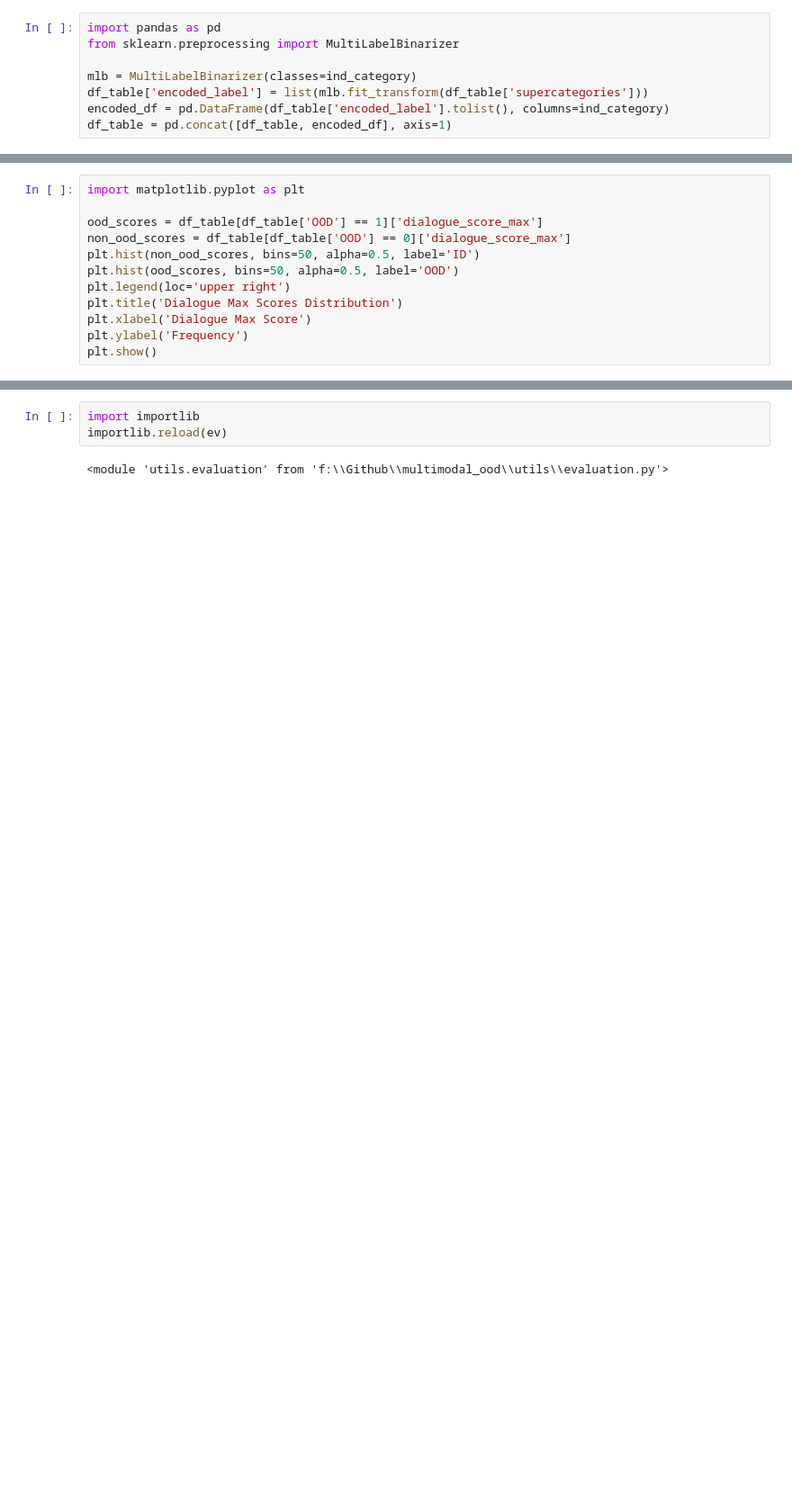
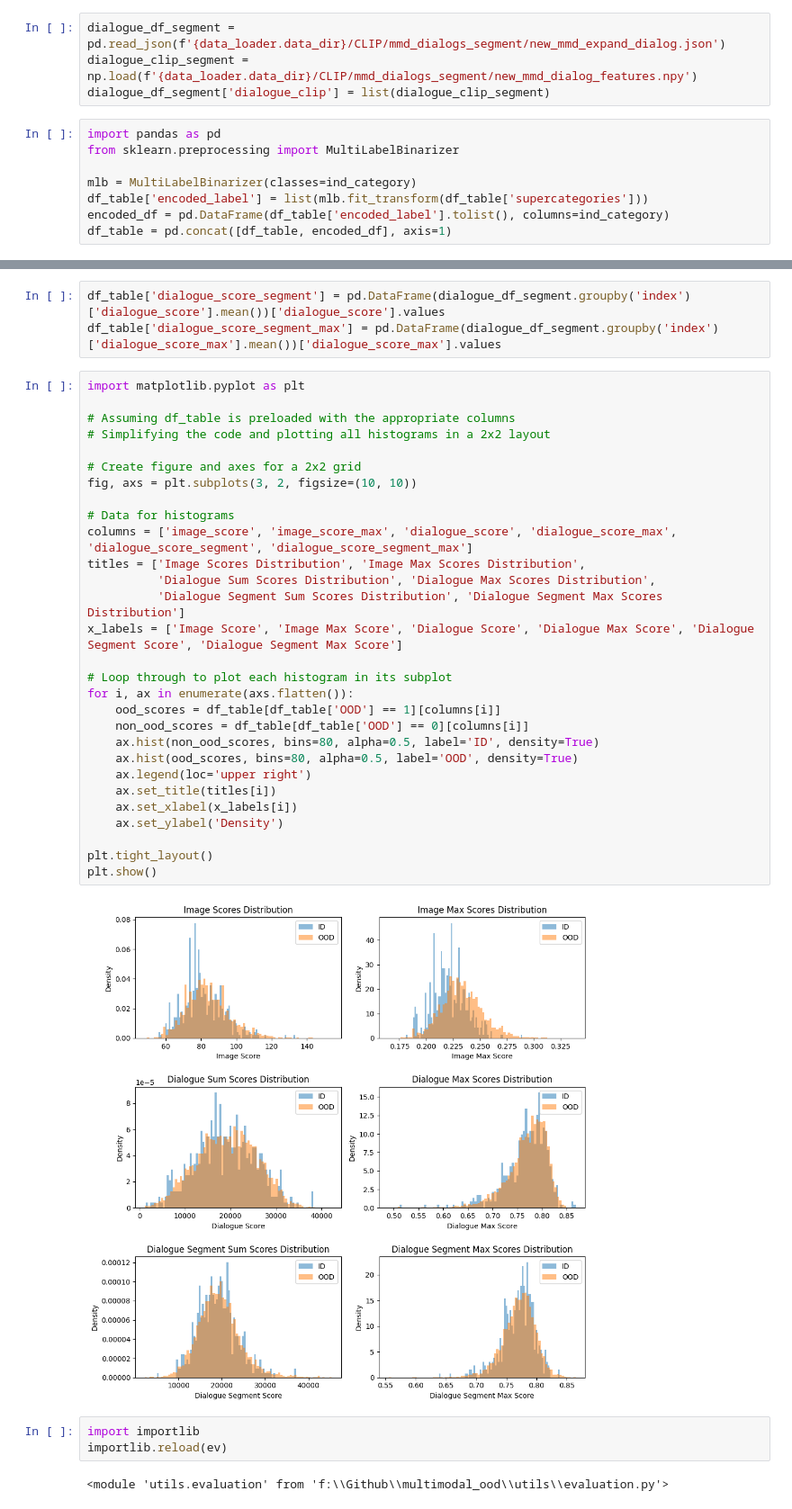
Before and after one commit to wfyitf/multimodal_ood, a Jupyter notebook: notebooks/clip.ipynb, the cells around one changed output, grey strips where cells are left out. Shown at 90% size. Cells and saved outputs as stored; diff of their text form; blank space fills up the shorter version.

```diff
--- a/notebooks/clip.ipynb
+++ b/notebooks/clip.ipynb
@@ -98,6 +98,10 @@ image_annotation = pd.read_json(f'{data_loader.data_dir}/CLIP/mmd_imgs/mmd_imgs_
 image_annotation = image_annotation.rename(columns={0:"img_file"}).join(pd.DataFrame(pd.DataFrame(image_clip.tolist()).apply(np.array, axis=1)))
 image_annotation.rename(columns={0:"image_clip"}, inplace=True)
 df_table = df_table.merge(image_annotation, on='img_file', how='left')
+# %%
+dialogue_df_segment = pd.read_json(f'{data_loader.data_dir}/CLIP/mmd_dialogs_segment/new_mmd_expand_dialog.json')
+dialogue_clip_segment = np.load(f'{data_loader.data_dir}/CLIP/mmd_dialogs_segment/new_mmd_dialog_features.npy')
+dialogue_df_segment['dialogue_clip'] = list(dialogue_clip_segment)
 # %%
 import pandas as pd
 from sklearn.preprocessing import MultiLabelBinarizer
@@ -191,12 +148,0 @@ plt.show()
-# %%
-import matplotlib.pyplot as plt
-
-ood_scores = df_table[df_table['OOD'] == 1]['dialogue_score_max']
-non_ood_scores = df_table[df_table['OOD'] == 0]['dialogue_score_max']
-plt.hist(non_ood_scores, bins=50, alpha=0.5, label='ID')
-plt.hist(ood_scores, bins=50, alpha=0.5, label='OOD')
-plt.legend(loc='upper right')
-plt.title('Dialogue Max Scores Distribution')
-plt.xlabel('Dialogue Max Score')
-plt.ylabel('Frequency')
-plt.show()
@@ -205,3 +149,37 @@ plt.show()
+# %%
+df_table['dialogue_score_segment'] = pd.DataFrame(dialogue_df_segment.groupby('index')['dialogue_score'].mean())['dialogue_score'].values
+df_table['dialogue_score_segment_max'] = pd.DataFrame(dialogue_df_segment.groupby('index')['dialogue_score_max'].mean())['dialogue_score_max'].values
+# %%
+import matplotlib.pyplot as plt
+
+# Assuming df_table is preloaded with the appropriate columns
+# Simplifying the code and plotting all histograms in a 2x2 layout
+
+# Create figure and axes for a 2x2 grid
+fig, axs = plt.subplots(3, 2, figsize=(10, 10))
+
+# Data for histograms
+columns = ['image_score', 'image_score_max', 'dialogue_score', 'dialogue_score_max', 'dialogue_score_segment', 'dialogue_score_segment_max']
+titles = ['Image Scores Distribution', 'Image Max Scores Distribution',
+          'Dialogue Sum Scores Distribution', 'Dialogue Max Scores Distribution',
+          'Dialogue Segment Sum Scores Distribution', 'Dialogue Segment Max Scores Distribution']
+x_labels = ['Image Score', 'Image Max Score', 'Dialogue Score', 'Dialogue Max Score', 'Dialogue Segment Score', 'Dialogue Segment Max Score']
+
+# Loop through to plot each histogram in its subplot
+for i, ax in enumerate(axs.flatten()):
+    ood_scores = df_table[df_table['OOD'] == 1][columns[i]]
+    non_ood_scores = df_table[df_table['OOD'] == 0][columns[i]]
+    ax.hist(non_ood_scores, bins=80, alpha=0.5, label='ID', density=True)
+    ax.hist(ood_scores, bins=80, alpha=0.5, label='OOD', density=True)
+    ax.legend(loc='upper right')
+    ax.set_title(titles[i])
+    ax.set_xlabel(x_labels[i])
+    ax.set_ylabel('Density')
+
+plt.tight_layout()
+plt.show()
+# %% [output]
+[figure, added]
 # %%
 import importlib
 importlib.reload(ev)
```
Also changed, not shown: parts of 27 cells of this notebook, 1 other file.
